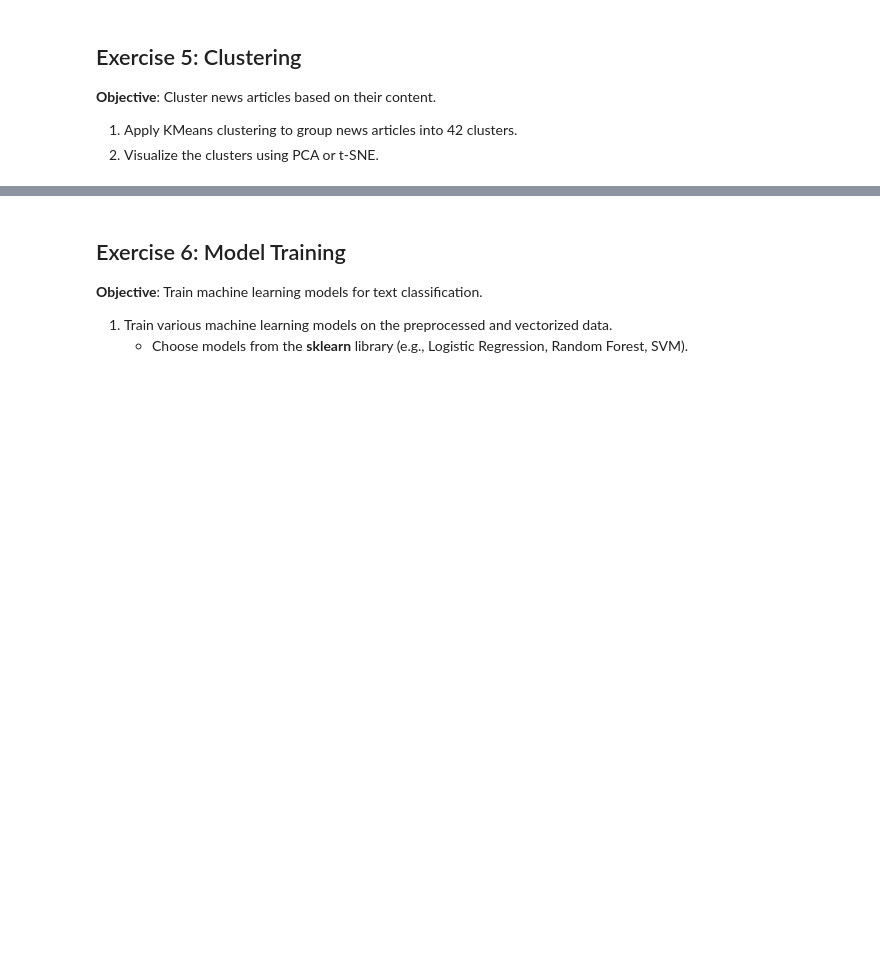
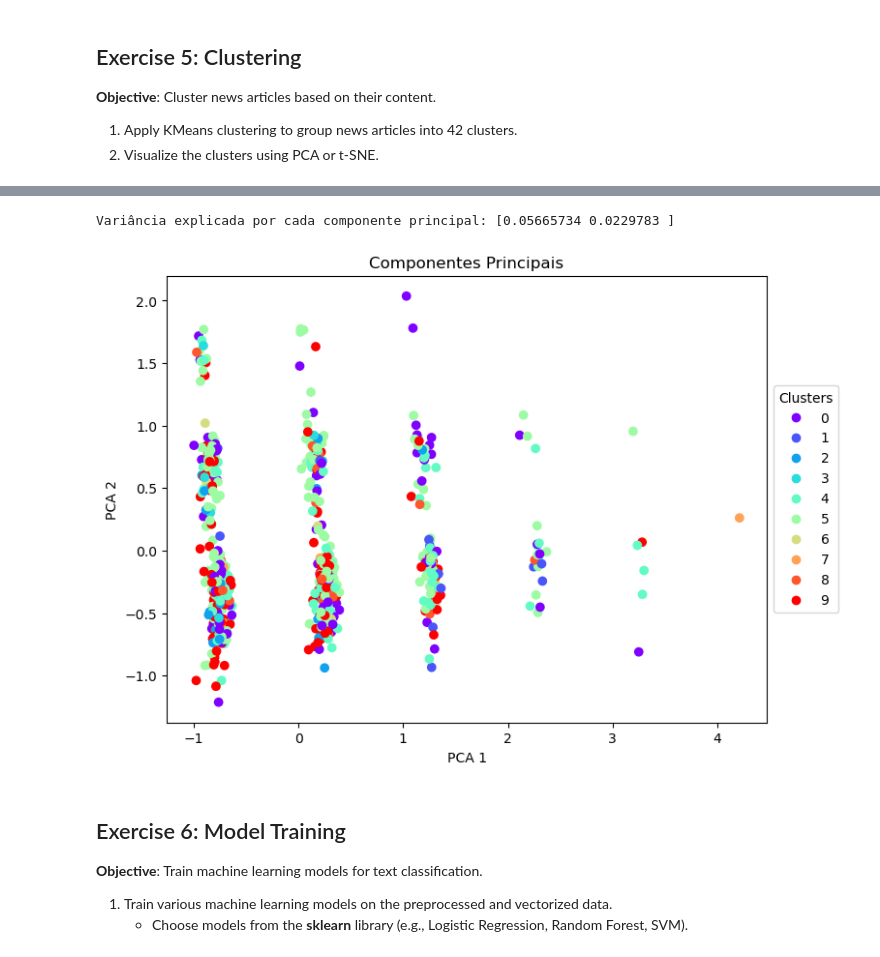
Before and after one commit to LCDA-UCP/tac-hands-on, a Jupyter notebook: exercises/session06-08/text_classification_exercises.ipynb, the cells around one changed output, grey strips where cells are left out. Saved outputs shown, nothing was run; the diff lists cells and outputs as text; code cells hidden in the pictures; blank space fills up the shorter version.

```diff
--- a/exercises/session06-08/text_classification_exercises.ipynb
+++ b/exercises/session06-08/text_classification_exercises.ipynb
@@ -25,0 +174,6 @@
+# %%
+df_i['text'] = df_i['headline'] + df_i['short_description']
+
+df_i['preprocessed_text'] = df_i['text'].apply(process_and_cleaning)
+data = df_i[['preprocessed_text', 'category']]
+data.head()
@@ -31,3 +202,8 @@
 1. Divide the data into **training** and **testing** sets.
    - Use an appropriate train-test split ratio (e.g., 80-20 or 70-30).
    - Ensure the split is **stratified** to maintain the distribution of categories.
+# %%
+from sklearn.model_selection import train_test_split
+
+train, test = train_test_split(data, test_size=0.2, random_state=42, stratify=data['category'])
+train.shape, test.shape
@@ -34,3 +221,8 @@
+# %%
+x_train = train['preprocessed_text']
+y_train = train['category']
+x_test = test['preprocessed_text']
+y_test = test["category"]
 # %% [markdown]
 ## Exercise 4: Feature Extraction
 
@@ -41,3 +233,12 @@
    - **TF-IDF**
    - Optionally, apply N-grams (unigrams, bigrams, etc.) before feature extraction.
 2. Use either the **sklearn** or **nltk** packages for feature extraction.
+# %%
+from sklearn.feature_extraction.text import CountVectorizer
+
+vectorizer = CountVectorizer(max_features= 500)
+
+x_train_bow = vectorizer.fit_transform(x_train)
+x_test_bow = vectorizer.transform(x_test)
+
+x_train_bow.shape, x_test_bow.shape
@@ -51,3 +277,25 @@
+# %%
+from sklearn.decomposition import PCA
+
+pca = PCA(n_components=2)
+pca_components = pca.fit_transform(x_train_bow)
+
+print("Variância explicada por cada componente principal:", pca.explained_variance_ratio_)
+
+color_map = {cat: i for i, cat in enumerate(set(y_train))}
+colors = y_train.map(color_map)
+
+# 4. Visualizando os componentes principais
+plt.figure(figsize=(8,6))
+scatter = plt.scatter(pca_components[:, 0], pca_components[:, 1], c=colors, cmap='rainbow', label = y_train)
+plt.xlabel('PCA 1')
+plt.ylabel('PCA 2')
+plt.title('Componentes Principais')
+plt.legend(*scatter.legend_elements(), loc='center left', bbox_to_anchor=(1, 0.5), title='Clusters')
+plt.show()
+# %% [output]
+Variância explicada por cada componente principal: [0.05665734 0.0229783 ]
+[figure, added]
 # %% [markdown]
 ## Exercise 6: Model Training
 
```
Also changed, not shown: parts of 22 cells of this notebook, 4 other files.
